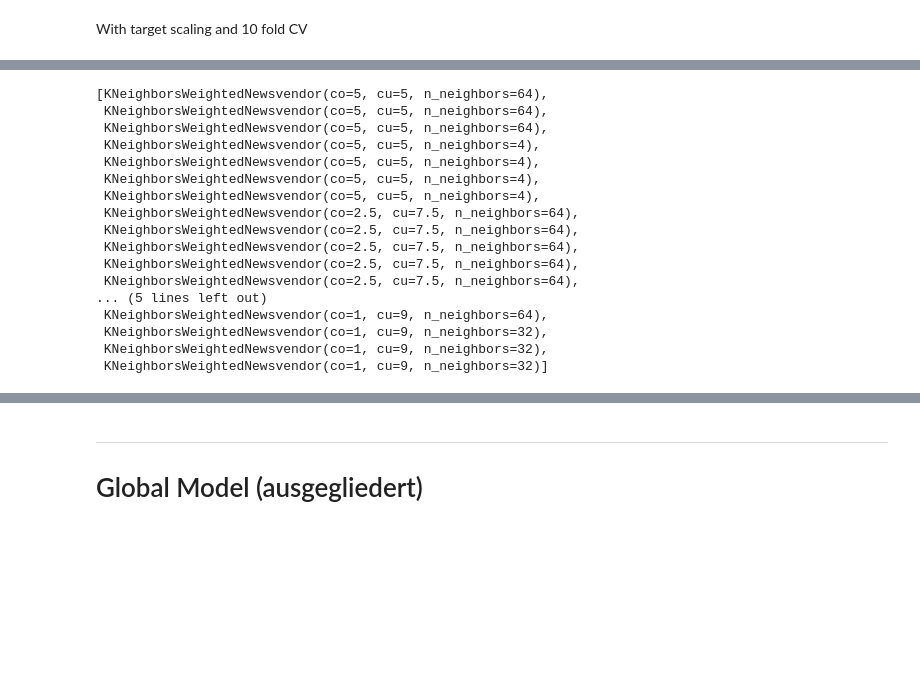
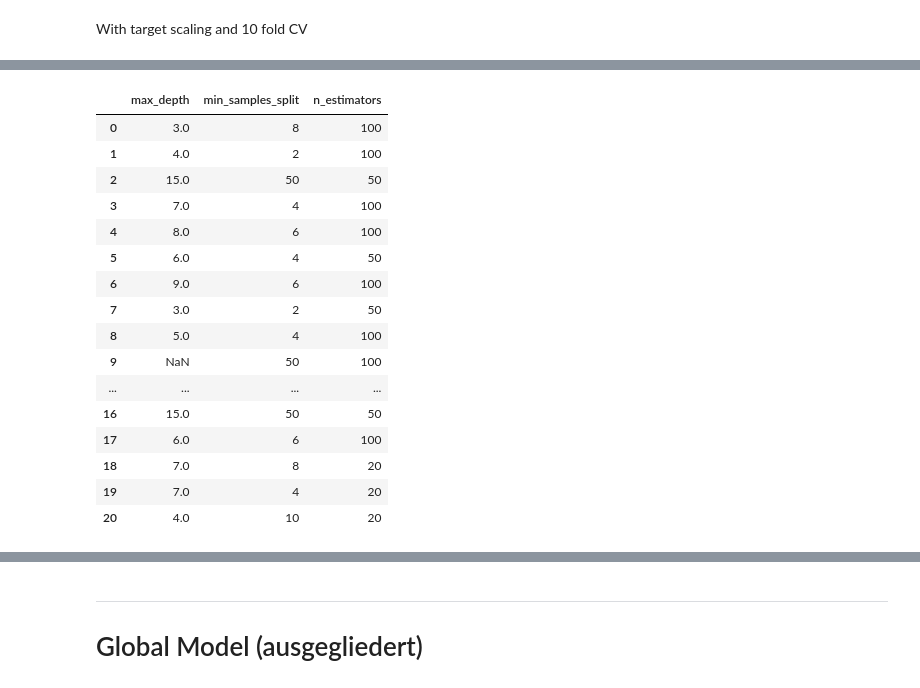
Before and after one commit to d3group/A-structured-evaluation-of-data-driven-newsvendor-approaches, a Jupyter notebook: Hyperparameter_tuning.ipynb, the cells around one changed output, grey strips where cells are left out. Cells and saved outputs as stored; diff of their text form; code cells hidden in the pictures; blank space fills up the shorter version.

```diff
--- a/Hyperparameter_tuning.ipynb
+++ b/Hyperparameter_tuning.ipynb
@@ -45,13 +45,13 @@ dl = {"optimizer": ["adam"],
                   (3*n_features,3*1*n_features)],
       "epochs": [10,100,200]}
 
-dtw = {"max_depth":[1,2,3,4,5,6,7,8,9,10,15]}
+dtw = {"max_depth":[None,1,2,3,4,5,6,7,8,9,10,15]}
 
-rfw = {"max_depth":[None,2,4,6,8,10],
-          'min_samples_split':[2,4,6,8,10],
-          'n_estimators':[2,10,20]}
+rfw = {"max_depth":[None,1,2,3,4,5,6,7,8,9,10,15],
+          'min_samples_split':[2,4,6,8,10,50],
+          'n_estimators':[2,10,20, 50, 100]}
 
-knnw = {'n_neighbors':[1,2,4,8,16,32, 64,128]}
+knnw = {'n_neighbors':[1,2,4,8,16,32,64,128]}
 
 gkw = {'kernel_bandwidth':[1,1.2,1.4,1.6,1.8,2,2.5,3]}
 # %%
@@ -59,8 +59,8 @@ gkw = {'kernel_bandwidth':[1,1.2,1.4,1.6,1.8,2,2.5,3]}
 estimator_tuple_list = []
 #estimator_tuple_list.append(('SAA', SampleAverageApproximationNewsvendor(),None))
 #estimator_tuple_list.append(('DTW', DecisionTreeWeightedNewsvendor(random_state=1),dtw))
-#estimator_tuple_list.append(('RFW', RandomForestWeightedNewsvendor(random_state=1),rfw))
-estimator_tuple_list.append(('KNNW',KNeighborsWeightedNewsvendor(),knnw))
+estimator_tuple_list.append(('RFW', RandomForestWeightedNewsvendor(random_state=1),rfw))
+#estimator_tuple_list.append(('KNNW',KNeighborsWeightedNewsvendor(),knnw))
 #estimator_tuple_list.append(('GKW', GaussianWeightedNewsvendor(),gkw))
 #estimator_tuple_list.append(('DL', DeepLearningNewsvendor(),[dl]))
 #estimator_tuple_list.append(('LR', LinearRegressionNewsvendor(),None))
@@ -244,23 +163,32 @@ results_sc
-# %%
-estimators
-# %% [output]
-[KNeighborsWeightedNewsvendor(co=5, cu=5, n_neighbors=64),
- KNeighborsWeightedNewsvendor(co=5, cu=5, n_neighbors=64),
- KNeighborsWeightedNewsvendor(co=5, cu=5, n_neighbors=64),
- KNeighborsWeightedNewsvendor(co=5, cu=5, n_neighbors=4),
- KNeighborsWeightedNewsvendor(co=5, cu=5, n_neighbors=4),
- KNeighborsWeightedNewsvendor(co=5, cu=5, n_neighbors=4),
- KNeighborsWeightedNewsvendor(co=5, cu=5, n_neighbors=4),
- KNeighborsWeightedNewsvendor(co=2.5, cu=7.5, n_neighbors=64),
- KNeighborsWeightedNewsvendor(co=2.5, cu=7.5, n_neighbors=64),
- KNeighborsWeightedNewsvendor(co=2.5, cu=7.5, n_neighbors=64),
- KNeighborsWeightedNewsvendor(co=2.5, cu=7.5, n_neighbors=64),
- KNeighborsWeightedNewsvendor(co=2.5, cu=7.5, n_neighbors=64),
-... (5 lines left out)
- KNeighborsWeightedNewsvendor(co=1, cu=9, n_neighbors=64),
- KNeighborsWeightedNewsvendor(co=1, cu=9, n_neighbors=32),
- KNeighborsWeightedNewsvendor(co=1, cu=9, n_neighbors=32),
- KNeighborsWeightedNewsvendor(co=1, cu=9, n_neighbors=32)]
+# %%
+grid_values = []
+for est in estimators:
+
+    values = [est.get_params().get(x) for x in ['max_depth', 'min_samples_split', 'n_estimators']]
+
+    grid_values.append(values)
+
+grid_v = pd.DataFrame(grid_values, columns = ['max_depth', 'min_samples_split', 'n_estimators'])
+# %%
+grid_v
+# %% [output]
+|  | max_depth | min_samples_split | n_estimators |
+| 0 | 3.0 | 8 | 100 |
+| 1 | 4.0 | 2 | 100 |
+| 2 | 15.0 | 50 | 50 |
+| 3 | 7.0 | 4 | 100 |
+| 4 | 8.0 | 6 | 100 |
+| 5 | 6.0 | 4 | 50 |
+| 6 | 9.0 | 6 | 100 |
+| 7 | 3.0 | 2 | 50 |
+| 8 | 5.0 | 4 | 100 |
+| 9 | NaN | 50 | 100 |
+| ... | ... | ... | ... |
+| 16 | 15.0 | 50 | 50 |
+| 17 | 6.0 | 6 | 100 |
+| 18 | 7.0 | 8 | 20 |
+| 19 | 7.0 | 4 | 20 |
+| 20 | 4.0 | 10 | 20 |
 # %%
 results.to_excel("results_yaz_lag_per_product.xlsx")
 # %%
```
Also changed, not shown: parts of 11 cells of this notebook.
